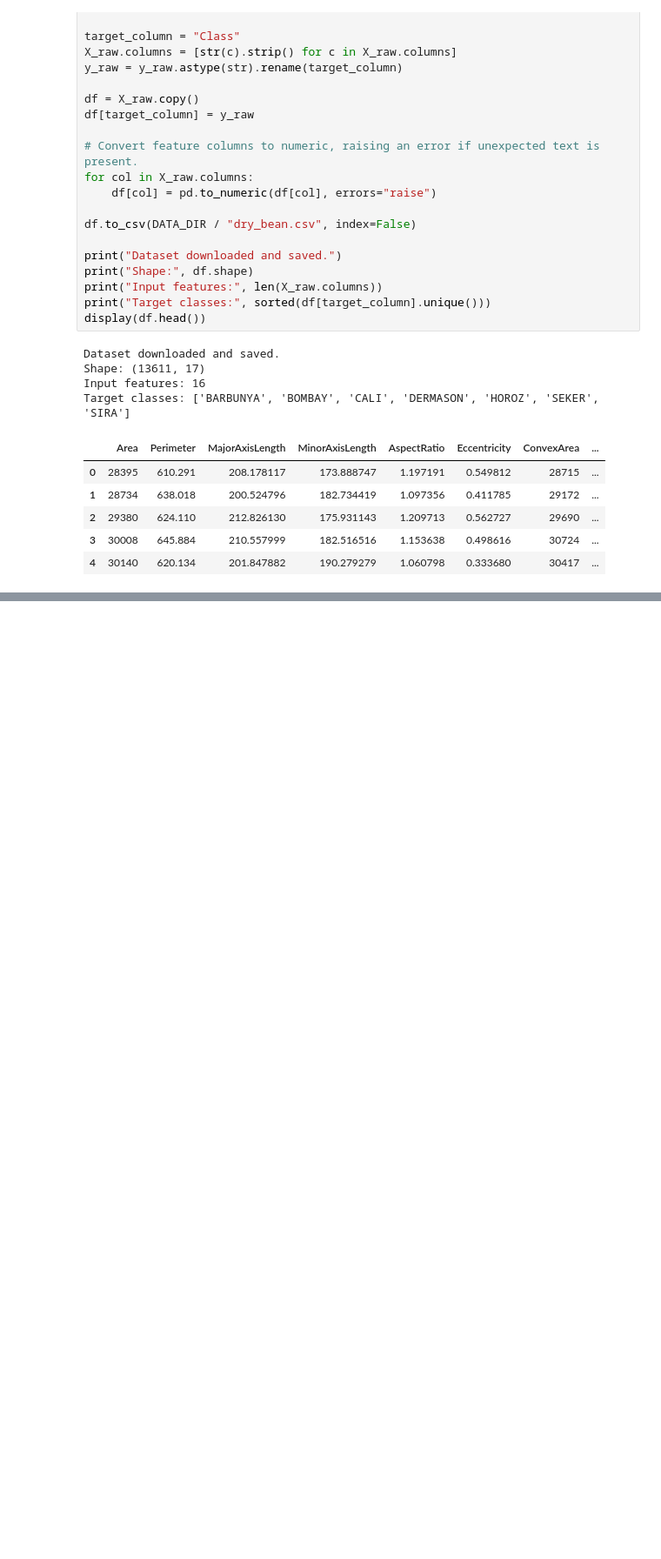
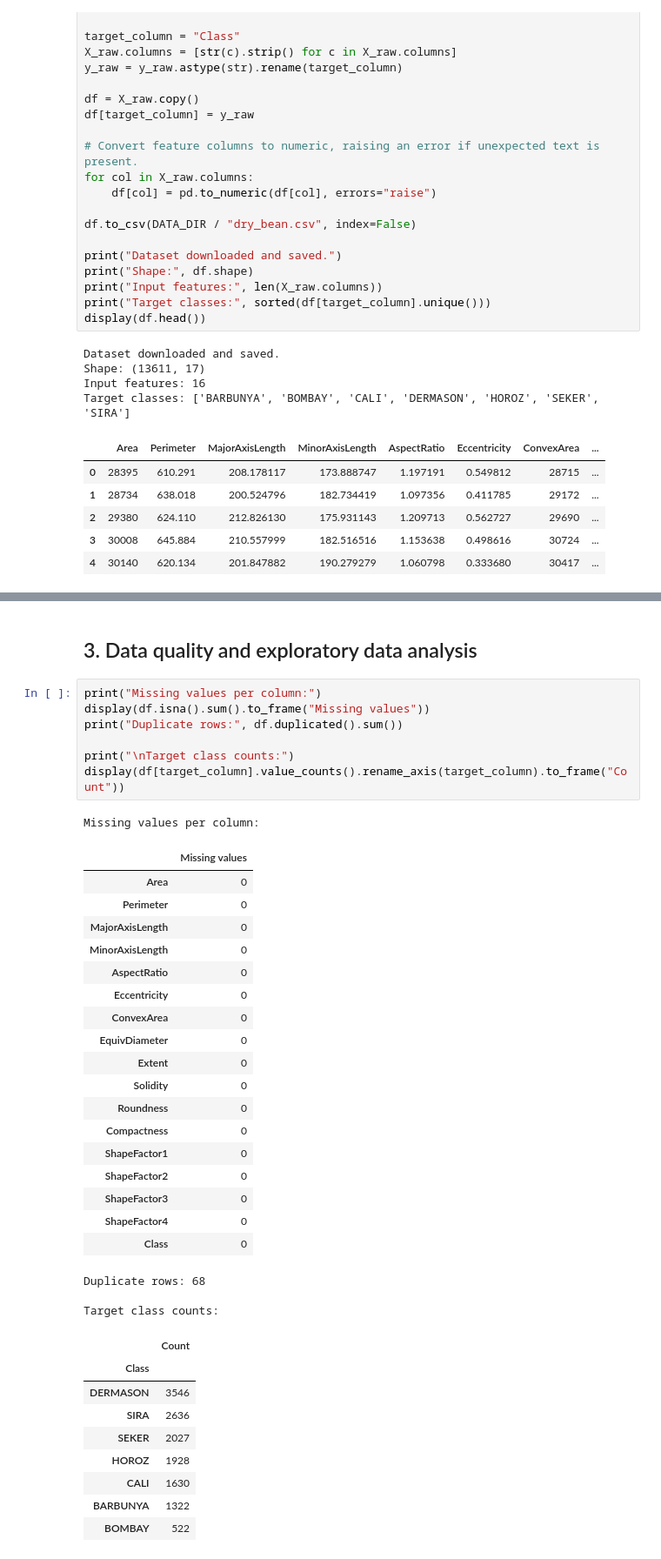
Before and after one commit to DeepanaMathankumarJ/ml-classification-comparison, a Jupyter notebook: DryBean_Model_training.ipynb, the cells around one changed output, grey strips where cells are left out. Shown at 87% size. Saved outputs shown, nothing was run; the diff lists cells and outputs as text; blank space fills up the shorter version.

```diff
--- a/DryBean_Model_training.ipynb
+++ b/DryBean_Model_training.ipynb
@@ -108,0 +171,41 @@ Target classes: ['BARBUNYA', 'BOMBAY', 'CALI', 'DERMASON', 'HOROZ', 'SEKER', 'SI
+# %% [markdown]
+## 3. Data quality and exploratory data analysis
+# %%
+print("Missing values per column:")
+display(df.isna().sum().to_frame("Missing values"))
+print("Duplicate rows:", df.duplicated().sum())
+
+print("\nTarget class counts:")
+display(df[target_column].value_counts().rename_axis(target_column).to_frame("Count"))
+# %% [output]
+Missing values per column:
+|  | Missing values |
+| Area | 0 |
+| Perimeter | 0 |
+| MajorAxisLength | 0 |
+| MinorAxisLength | 0 |
+| AspectRatio | 0 |
+| Eccentricity | 0 |
+| ConvexArea | 0 |
+| EquivDiameter | 0 |
+| Extent | 0 |
+| Solidity | 0 |
+| Roundness | 0 |
+| Compactness | 0 |
+| ShapeFactor1 | 0 |
+| ShapeFactor2 | 0 |
+| ShapeFactor3 | 0 |
+| ShapeFactor4 | 0 |
+| Class | 0 |
+Duplicate rows: 68
+
+Target class counts:
+|  | Count |
+| Class |  |
+| DERMASON | 3546 |
+| SIRA | 2636 |
+| SEKER | 2027 |
+| HOROZ | 1928 |
+| CALI | 1630 |
+| BARBUNYA | 1322 |
+| BOMBAY | 522 |
```
Also changed, not shown: parts of 4 cells of this notebook.
